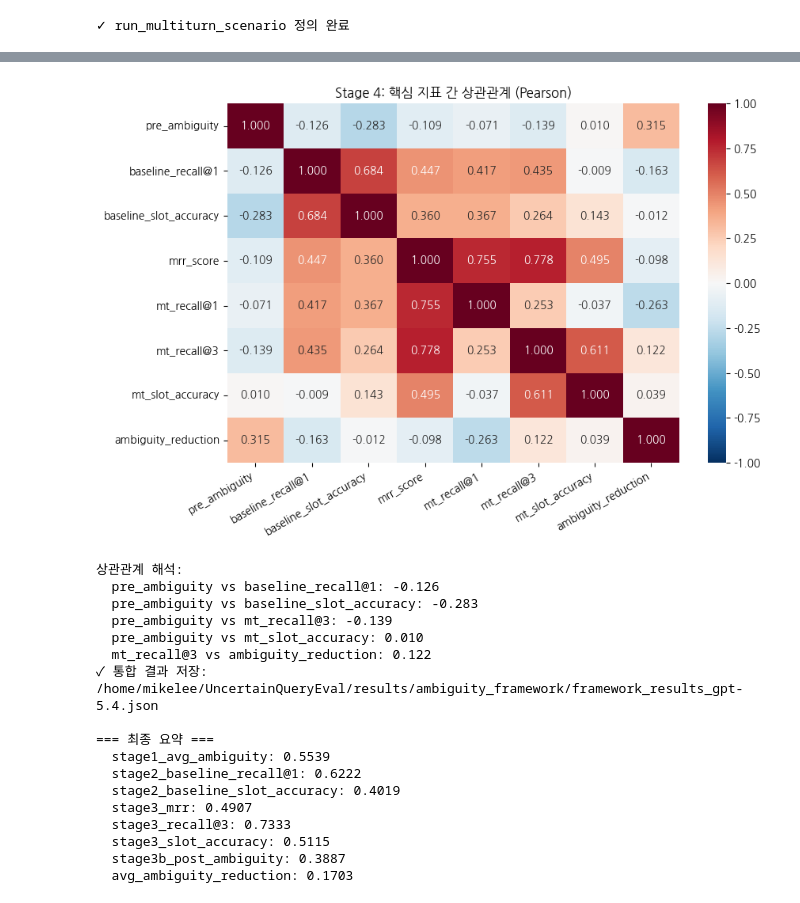
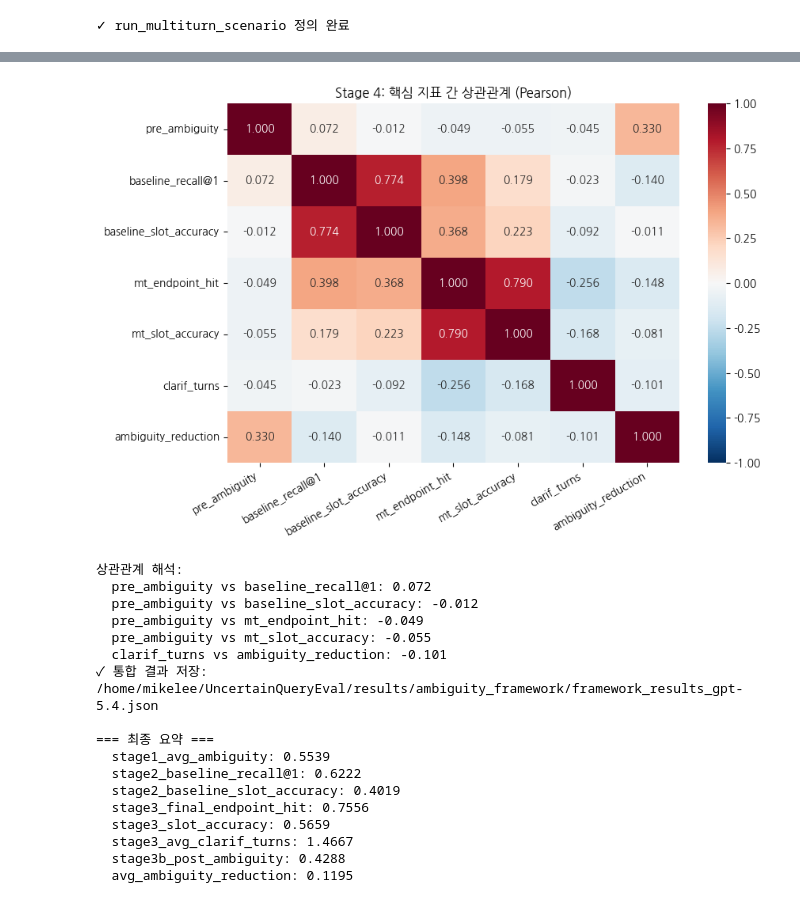
Before and after one commit to hanliger/UncertainQueryEval, a Jupyter notebook: notebooks/ambiguity_eval_framework.ipynb, the cells around one changed output, grey strips where cells are left out. Drawn from its saved outputs; the diff is of its cells as text; code cells hidden in the pictures.

```diff
--- a/notebooks/ambiguity_eval_framework.ipynb
+++ b/notebooks/ambiguity_eval_framework.ipynb
@@ -1396,10 +1406,7 @@ for s in scenarios:
         'baseline_recall@1':      base.get('recall_at_1'),
         'baseline_slot_accuracy': base.get('slot_fill_accuracy'),
         # Stage 3a
-        'mrr_score':              mt.get('mrr_score'),
-        'mt_recall@1':            mt.get('recall_at_1', float(mt.get('endpoint_hit', False)) if mt else None),
-        'mt_recall@2':            mt.get('recall_at_2'),
-        'mt_recall@3':            mt.get('recall_at_3'),
+        'mt_endpoint_hit':        float(mt.get('endpoint_hit', False)) if mt else None,
         'mt_slot_accuracy':       mt.get('slot_fill_accuracy'),
         'clarif_turns':           mt.get('num_clarification_turns'),
         # Stage 3b
@@ -1413,9 +1420,9 @@ comp_df = pd.DataFrame(comp_rows)
 summary = pd.DataFrame([{
     'Stage 2 Baseline Recall@1':      comp_df['baseline_recall@1'].mean(),
     'Stage 2 Baseline Slot Accuracy': comp_df['baseline_slot_accuracy'].mean(),
-    'Stage 3 MRR':                    comp_df['mrr_score'].mean(),
-    'Stage 3 Recall@3':               comp_df['mt_recall@3'].mean(),
+    'Stage 3 Final Endpoint Hit':     comp_df['mt_endpoint_hit'].mean(),
     'Stage 3 Slot Accuracy':          comp_df['mt_slot_accuracy'].mean(),
+    'Stage 3 Avg Clarif Turns':       comp_df['clarif_turns'].mean(),
     'Pre-Ambiguity':                  comp_df['pre_ambiguity'].mean(),
     'Post-Ambiguity':                 comp_df['post_ambiguity'].mean() if comp_df['post_ambiguity'].notna().any() else float('nan'),
     'Ambiguity Reduction':            comp_df['ambiguity_reduction'].mean() if comp_df['ambiguity_reduction'].notna().any() else float('nan'),
@@ -1619,10 +1599,9 @@ metrics = [
     'pre_ambiguity',
     'baseline_recall@1',
     'baseline_slot_accuracy',
-    'mrr_score',
-    'mt_recall@1',
-    'mt_recall@3',
+    'mt_endpoint_hit',
     'mt_slot_accuracy',
+    'clarif_turns',
     'ambiguity_reduction',
 ]
 corr_df = comp_df[metrics].dropna()
@@ -1642,58 +1621,58 @@ if len(corr_df) >= 5:
     for a, b in [
         ('pre_ambiguity', 'baseline_recall@1'),
         ('pre_ambiguity', 'baseline_slot_accuracy'),
-        ('pre_ambiguity', 'mt_recall@3'),
+        ('pre_ambiguity', 'mt_endpoint_hit'),
         ('pre_ambiguity', 'mt_slot_accuracy'),
-        ('mt_recall@3', 'ambiguity_reduction'),
+        ('clarif_turns', 'ambiguity_reduction'),
     ]:
         if a in corr_mat and b in corr_mat:
             print(f'  {a} vs {b}: {corr_mat.loc[a, b]:.3f}')
 else:
     print('상관관계 분석을 위한 완전한 데이터 부족 — Stage 3b 실행 필요')
 
 out_path = RESULTS_DIR / f'framework_results_{MODEL.replace("/", "_")}.json'
 output = {
     'config': {
         'model': MODEL,
         'max_clarification_turns': MAX_CLARIFICATION_TURNS,
         'question_version': QUESTION_VERSION,
         'timestamp': datetime.now().isoformat(),
     },
     'summary': {
-        'stage1_avg_ambiguity':         float(comp_df['pre_ambiguity'].mean()) if comp_df['pre_ambiguity'].notna().any() else None,
-        'stage2_baseline_recall@1':     float(comp_df['baseline_recall@1'].mean()) if comp_df['baseline_recall@1'].notna().any() else None,
-        'stage2_baseline_slot_accuracy':float(comp_df['baseline_slot_accuracy'].mean()) if comp_df['baseline_slot_accuracy'].notna().any() else None,
-        'stage3_mrr':                   float(comp_df['mrr_score'].mean()) if comp_df['mrr_score'].notna().any() else None,
-        'stage3_recall@3':              float(comp_df['mt_recall@3'].mean()) if comp_df['mt_recall@3'].notna().any() else None,
-        'stage3_slot_accuracy':         float(comp_df['mt_slot_accuracy'].mean()) if comp_df['mt_slot_accuracy'].notna().any() else None,
-        'stage3b_post_ambiguity':       float(comp_df['post_ambiguity'].mean()) if comp_df['post_ambiguity'].notna().any() else None,
-        'avg_ambiguity_reduction':      float(comp_df['ambiguity_reduction'].mean()) if comp_df['ambiguity_reduction'].notna().any() else None,
+        'stage1_avg_ambiguity':          float(comp_df['pre_ambiguity'].mean()) if comp_df['pre_ambiguity'].notna().any() else None,
+        'stage2_baseline_recall@1':      float(comp_df['baseline_recall@1'].mean()) if comp_df['baseline_recall@1'].notna().any() else None,
+        'stage2_baseline_slot_accuracy': float(comp_df['baseline_slot_accuracy'].mean()) if comp_df['baseline_slot_accuracy'].notna().any() else None,
+        'stage3_final_endpoint_hit':     float(comp_df['mt_endpoint_hit'].mean()) if comp_df['mt_endpoint_hit'].notna().any() else None,
+        'stage3_slot_accuracy':          float(comp_df['mt_slot_accuracy'].mean()) if comp_df['mt_slot_accuracy'].notna().any() else None,
+        'stage3_avg_clarif_turns':       float(comp_df['clarif_turns'].mean()) if comp_df['clarif_turns'].notna().any() else None,
+        'stage3b_post_ambiguity':        float(comp_df['post_ambiguity'].mean()) if comp_df['post_ambiguity'].notna().any() else None,
+        'avg_ambiguity_reduction':       float(comp_df['ambiguity_reduction'].mean()) if comp_df['ambiguity_reduction'].notna().any() else None,
     },
     'per_scenario': comp_df.to_dict(orient='records'),
 }
 with open(out_path, 'w', encoding='utf-8') as f:
     json.dump(output, f, ensure_ascii=False, indent=2, default=str)
 
 print(f'✓ 통합 결과 저장: {out_path}')
 print('\n=== 최종 요약 ===')
 for k, v in output['summary'].items():
     print(f'  {k}: {v:.4f}' if isinstance(v, float) else f'  {k}: {v}')
 # %% [output]
-[figure, old version]
+[figure, new version]
 상관관계 해석:
-  pre_ambiguity vs baseline_recall@1: -0.126
-  pre_ambiguity vs baseline_slot_accuracy: -0.283
-  pre_ambiguity vs mt_recall@3: -0.139
-  pre_ambiguity vs mt_slot_accuracy: 0.010
-  mt_recall@3 vs ambiguity_reduction: 0.122
+  pre_ambiguity vs baseline_recall@1: 0.072
+  pre_ambiguity vs baseline_slot_accuracy: -0.012
+  pre_ambiguity vs mt_endpoint_hit: -0.049
+  pre_ambiguity vs mt_slot_accuracy: -0.055
+  clarif_turns vs ambiguity_reduction: -0.101
 ✓ 통합 결과 저장: /home/mikelee/UncertainQueryEval/results/ambiguity_framework/framework_results_gpt-5.4.json
 
 === 최종 요약 ===
   stage1_avg_ambiguity: 0.5539
   stage2_baseline_recall@1: 0.6222
   stage2_baseline_slot_accuracy: 0.4019
-  stage3_mrr: 0.4907
-  stage3_recall@3: 0.7333
-  stage3_slot_accuracy: 0.5115
-  stage3b_post_ambiguity: 0.3887
-  avg_ambiguity_reduction: 0.1703
+  stage3_final_endpoint_hit: 0.7556
+  stage3_slot_accuracy: 0.5659
+  stage3_avg_clarif_turns: 1.4667
+  stage3b_post_ambiguity: 0.4288
+  avg_ambiguity_reduction: 0.1195
```
Also changed, not shown: parts of 17 cells of this notebook, 3 other files.
